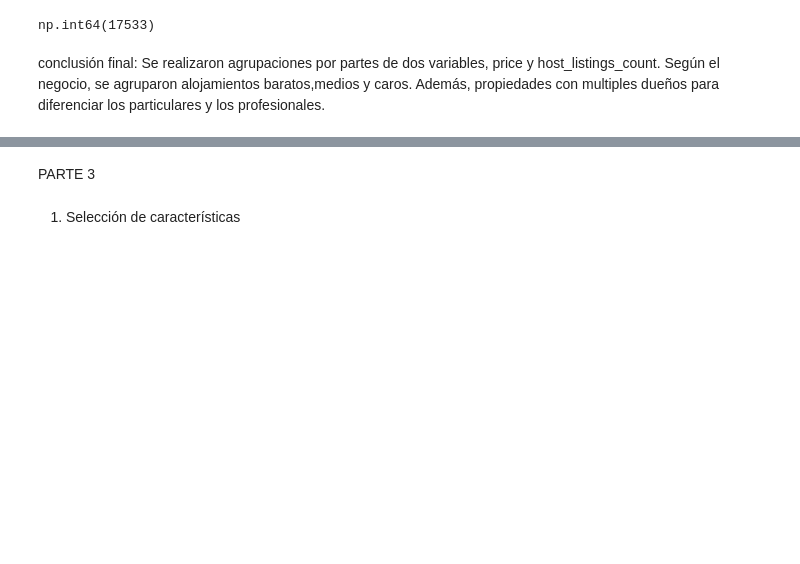
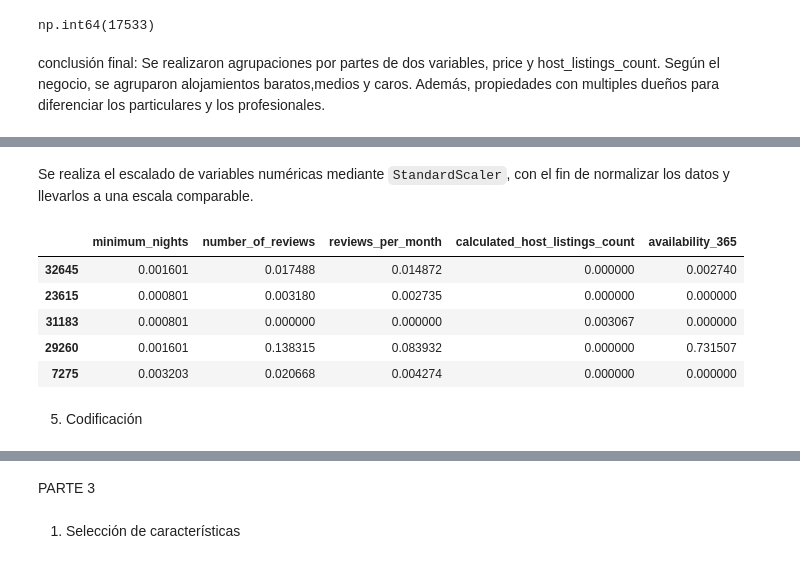
Before and after one commit to 4GeeksAcademy/machine-learning-python-template_melissahm, a Jupyter notebook: src/explore.ipynb, the cells around one changed output, grey strips where cells are left out. Cells and saved outputs as stored; diff of their text form; code cells hidden in the pictures; blank space fills up the shorter version.

```diff
--- a/src/explore.ipynb
+++ b/src/explore.ipynb
@@ -884,0 +950,38 @@ Se realizaron agrupaciones por partes de dos variables, price y host_listings_co
+# %% [markdown]
+Se realiza el escalado de variables numéricas mediante `StandardScaler`, con el fin de normalizar los datos y llevarlos a una escala comparable.
+# %%
+# escalado
+from sklearn.preprocessing import StandardScaler
+from sklearn.preprocessing import MinMaxScaler
+# encoding
+from sklearn.preprocessing import LabelEncoder
+from sklearn.preprocessing import OneHotEncoder
+from sklearn.preprocessing import OrdinalEncoder
+
+# selecicon
+from sklearn.feature_selection import f_classif, SelectKBest
+
+
+# instancio el escalador
+scaler = MinMaxScaler()
+
+# entreno el escalador con los datos de entrenamiento
+scaler.fit(X_train[num_variables])
+
+# aplico el escalador en amhos
+X_train_num_mm = scaler.transform(X_train[num_variables])
+X_train_num_mm = pd.DataFrame(X_train_num_mm, index = X_train.index, columns = num_variables)
+
+X_test_num_mm = scaler.transform(X_test[num_variables])
+X_test_num_mm = pd.DataFrame(X_test_num_mm, index = X_test.index, columns = num_variables)
+
+X_train_num_mm.head()
+# %% [output]
+|  | minimum_nights | number_of_reviews | reviews_per_month | calculated_host_listings_count | availability_365 |
+| 32645 | 0.001601 | 0.017488 | 0.014872 | 0.000000 | 0.002740 |
+| 23615 | 0.000801 | 0.003180 | 0.002735 | 0.000000 | 0.000000 |
+| 31183 | 0.000801 | 0.000000 | 0.000000 | 0.003067 | 0.000000 |
+| 29260 | 0.001601 | 0.138315 | 0.083932 | 0.000000 | 0.731507 |
+| 7275 | 0.003203 | 0.020668 | 0.004274 | 0.000000 | 0.000000 |
+# %% [markdown]
+5. Codificación
```
Also changed, not shown: parts of 23 cells of this notebook.
